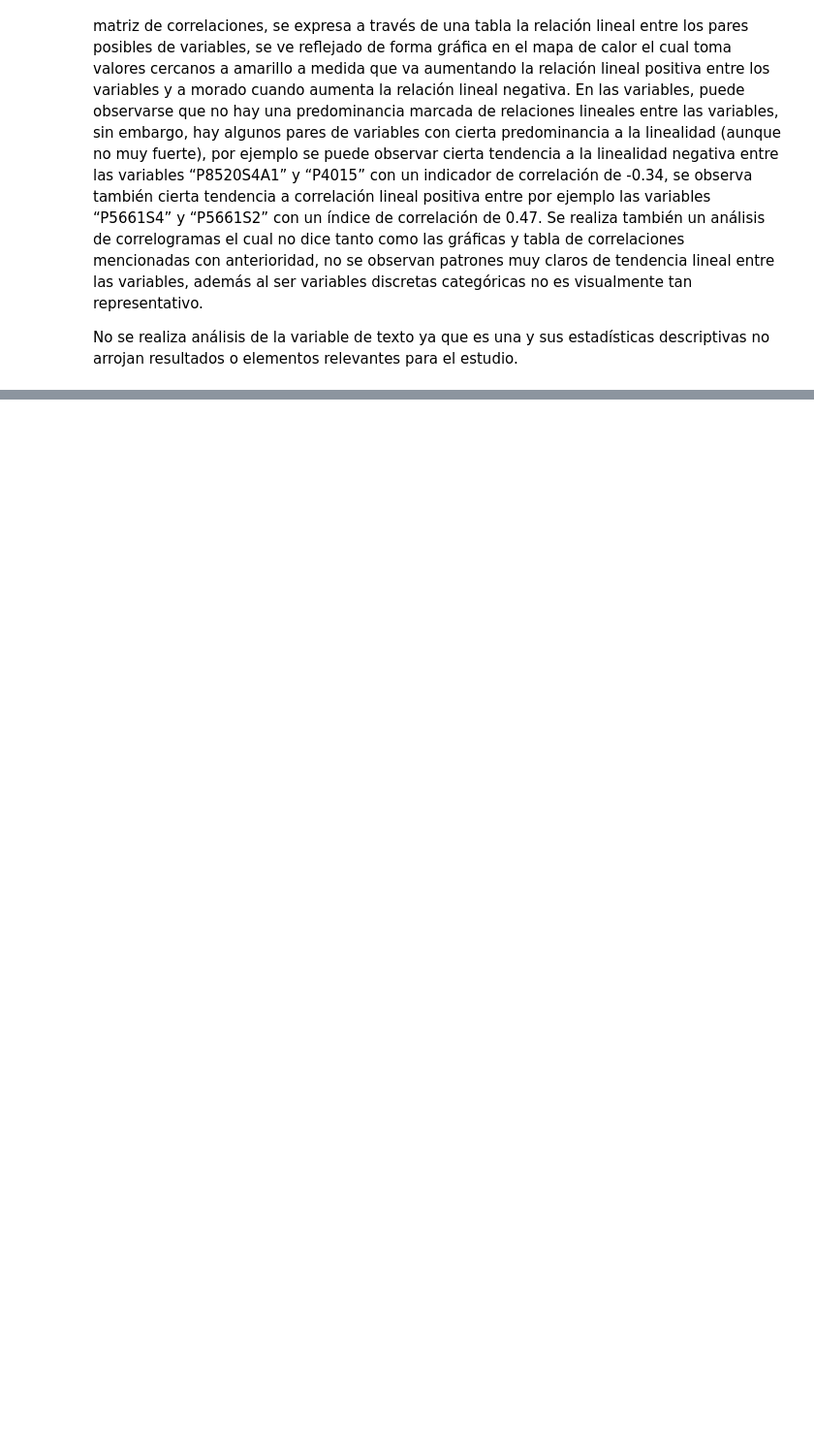
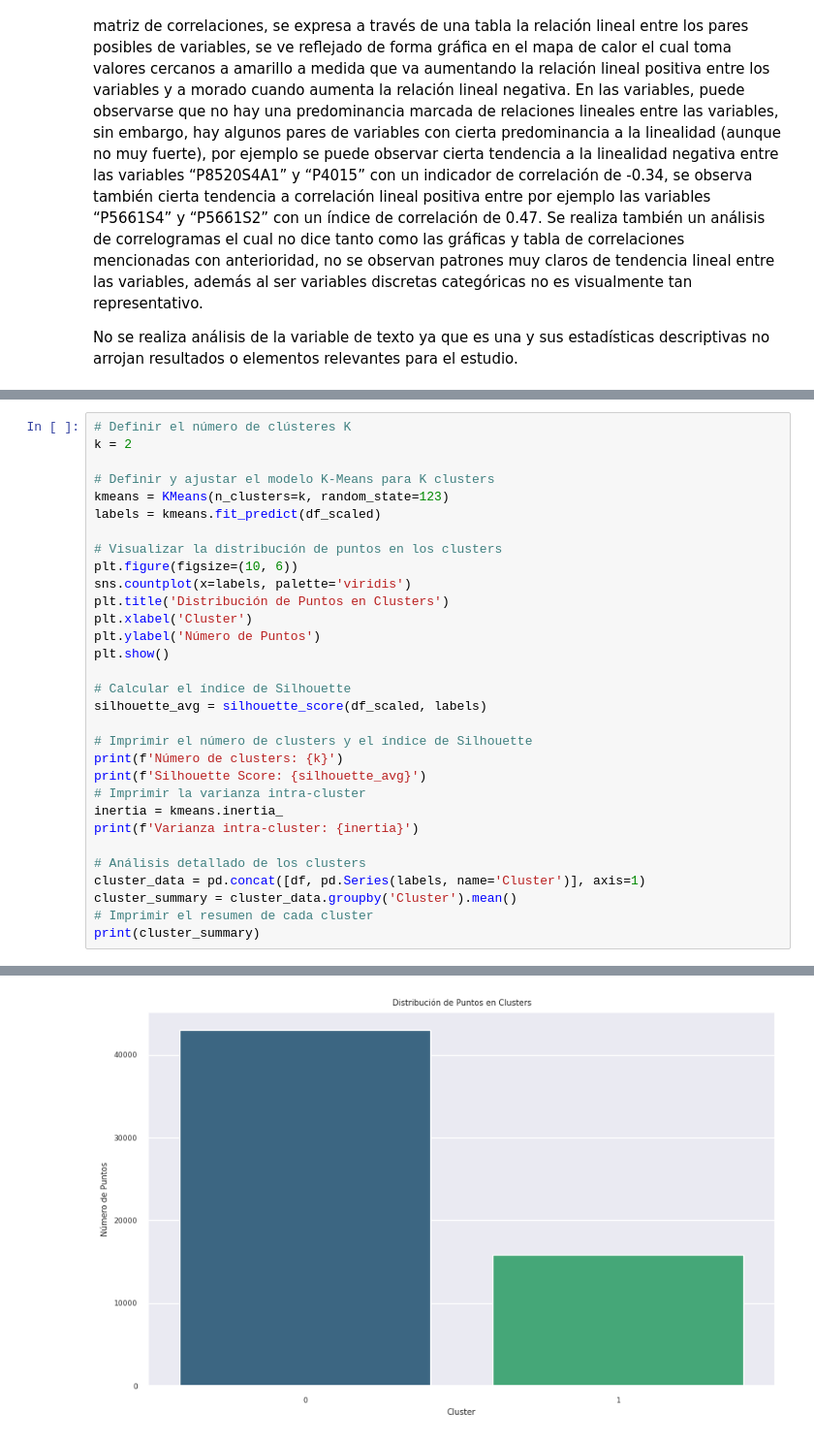
Before and after one commit to lauperalta44/aprend_no_supervisado, a Jupyter notebook: Código/Proyecto_Aprendizaje_No_Supervisado.ipynb, the cells around one changed output, grey strips where cells are left out. Shown at 97% size. Drawn from its saved outputs; the diff is of its cells as text; blank space fills up the shorter version.

```diff
--- a/Código/Proyecto_Aprendizaje_No_Supervisado.ipynb
+++ b/Código/Proyecto_Aprendizaje_No_Supervisado.ipynb
@@ -327,0 +751,32 @@ Finalmente, se realiza un último gráfico que agrupa todas las variables, se ha
+# %%
+# Definir el número de clústeres K
+k = 2
+
+# Definir y ajustar el modelo K-Means para K clusters
+kmeans = KMeans(n_clusters=k, random_state=123)
+labels = kmeans.fit_predict(df_scaled)
+
+# Visualizar la distribución de puntos en los clusters
+plt.figure(figsize=(10, 6))
+sns.countplot(x=labels, palette='viridis')
+plt.title('Distribución de Puntos en Clusters')
+plt.xlabel('Cluster')
+plt.ylabel('Número de Puntos')
+plt.show()
+
+# Calcular el índice de Silhouette
+silhouette_avg = silhouette_score(df_scaled, labels)
+
+# Imprimir el número de clusters y el índice de Silhouette
+print(f'Número de clusters: {k}')
+print(f'Silhouette Score: {silhouette_avg}')
+# Imprimir la varianza intra-cluster
+inertia = kmeans.inertia_
+print(f'Varianza intra-cluster: {inertia}')
+
+# Análisis detallado de los clusters
+cluster_data = pd.concat([df, pd.Series(labels, name='Cluster')], axis=1)
+cluster_summary = cluster_data.groupby('Cluster').mean()
+# Imprimir el resumen de cada cluster
+print(cluster_summary)
+# %% [output]
@@ -327,0 +784 @@ Finalmente, se realiza un último gráfico que agrupa todas las variables, se ha
+[figure, added]
```
Also changed, not shown: parts of 39 cells of this notebook.
